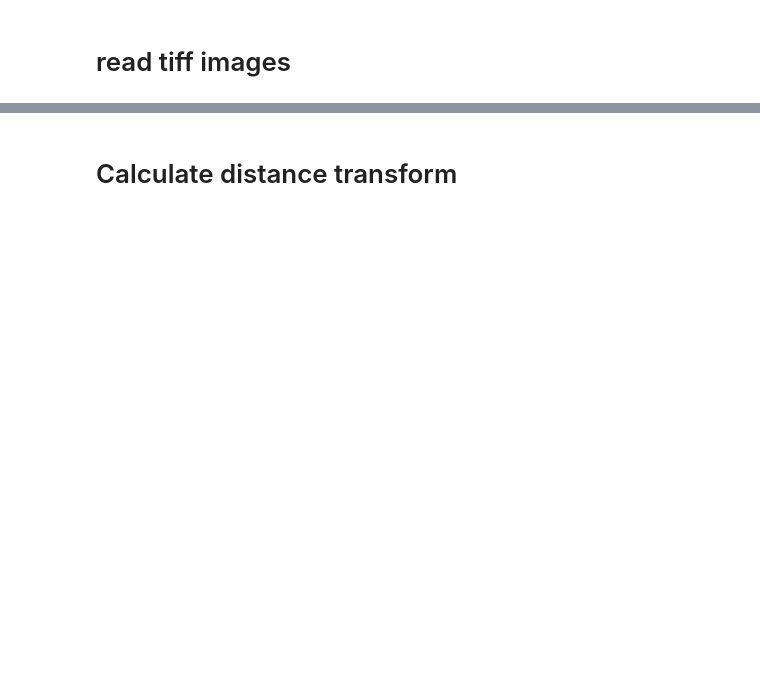
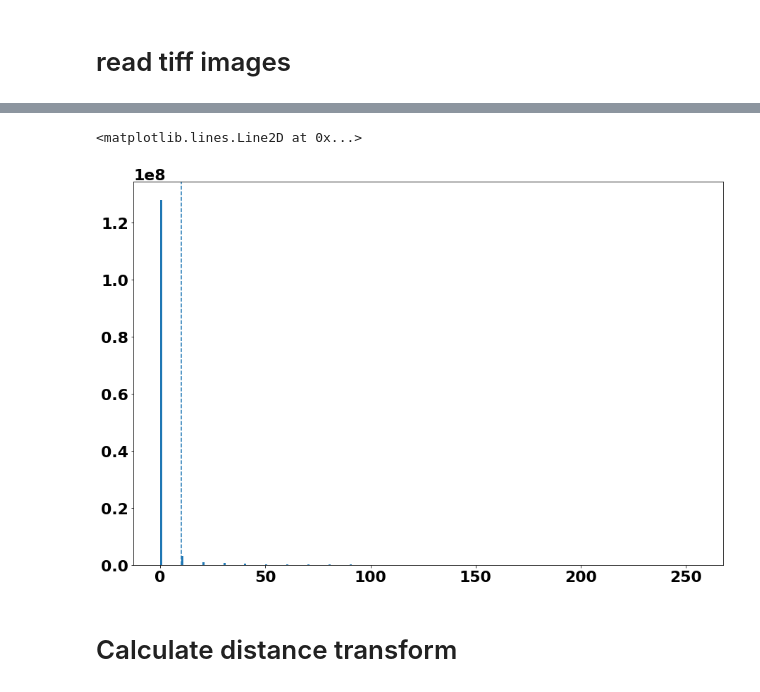
Before and after one commit to wgiese/zebrafish_xenograft_analysis, a Jupyter notebook: notebooks/calculate-tumor-macrophage-distance-3D.ipynb, the cells around one changed output, grey strips where cells are left out. Cells and saved outputs as stored; diff of their text form; code cells hidden in the pictures; blank space fills up the shorter version.

```diff
--- a/notebooks/calculate-tumor-macrophage-distance-3D.ipynb
+++ b/notebooks/calculate-tumor-macrophage-distance-3D.ipynb
@@ -45,13 +59,16 @@ ax.axvline(thresh_val_macrophages , linestyle = "dashed")
 # %%
-tumor_file = "/200825/Tumor-200825-Position-3-movie.tif"
+#tumor_file = "/200825/Tumor-200825-Position-3-movie.tif"
 
-im_tumor = io.imread(data_folder + tumor_file)
-print(np.max(im_tumor))
-print(np.min(im_tumor))
-im_tumor.shape
-#hist, bins = np.histogram(im_tumor[0,:,:,:])
+#im_tumor = io.imread(data_folder + tumor_file)
+#print(np.max(im_tumor))
+#print(np.min(im_tumor))
+#im_tumor.shape
+hist, bins = np.histogram(im_tumor[0,:,:,:])
 fig, ax = plt.subplots(figsize=(15,10))
 ax.hist(im_tumor[0,:,:,:].flatten(),bins=255)#,bins)
 thresh_val_tumor = 10
 ax.axvline(thresh_val_tumor , linestyle = "dashed")
+# %% [output]
+<matplotlib.lines.Line2D at 0x...>
+[figure, added]
 # %%
```
Also changed, not shown: parts of 7 cells of this notebook, 4 other files.
